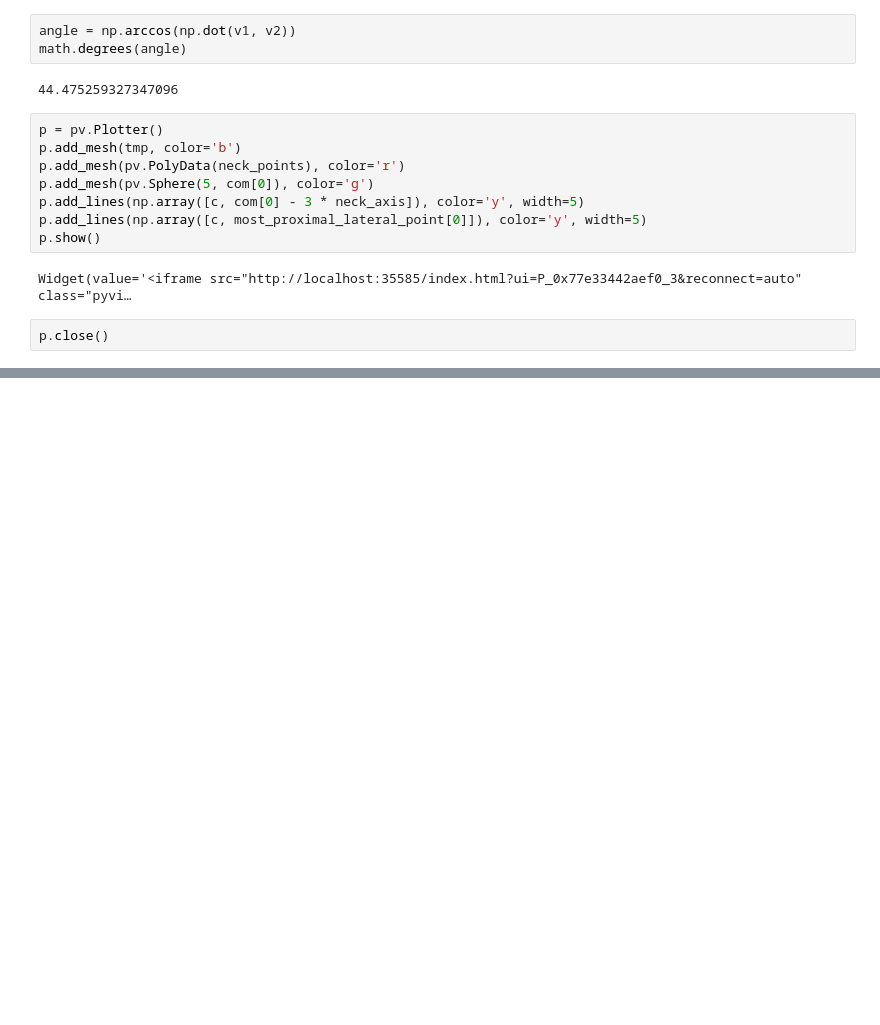
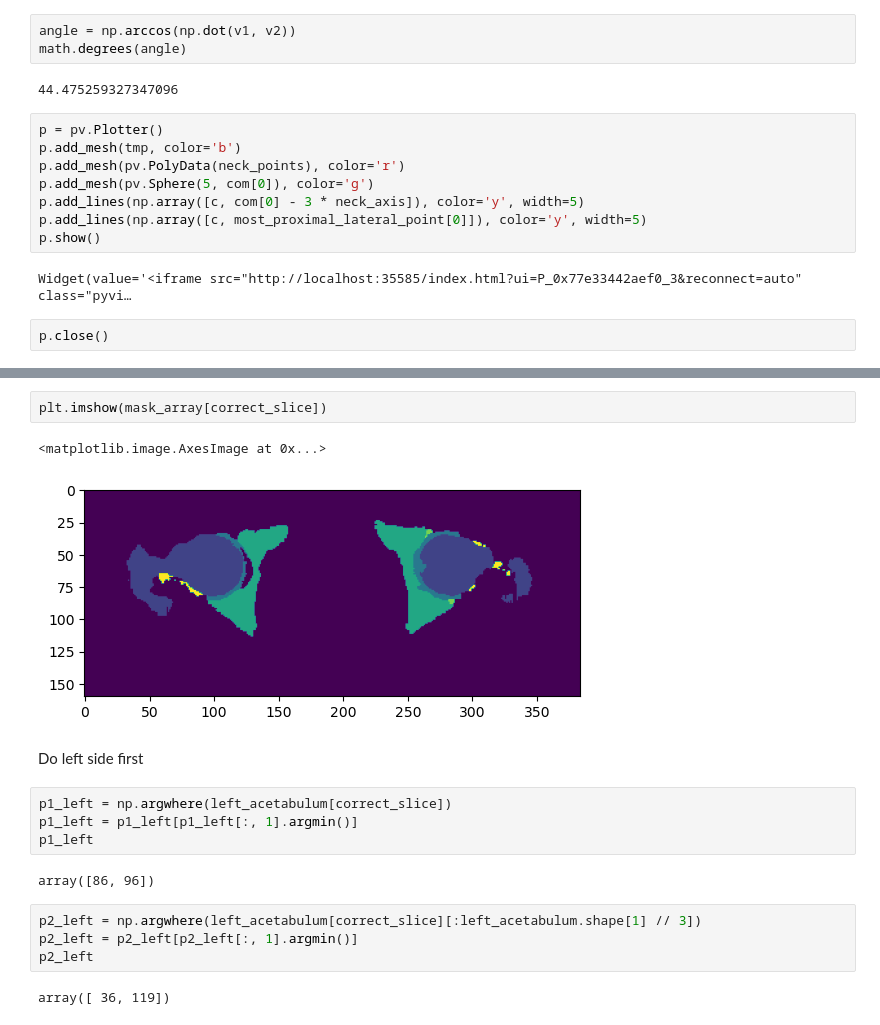
Before and after one commit to swestfechtel/morphometry, a Jupyter notebook: cookbook.ipynb, the cells around one changed output, grey strips where cells are left out. Drawn from its saved outputs; the diff is of its cells as text; blank space fills up the shorter version.

```diff
--- a/cookbook.ipynb
+++ b/cookbook.ipynb
@@ -255,0 +319,19 @@ p.close()
+# %%
+plt.imshow(mask_array[correct_slice])
+# %% [output]
+<matplotlib.image.AxesImage at 0x...>
+[figure, added]
+# %% [markdown]
+Do left side first
+# %%
+p1_left = np.argwhere(left_acetabulum[correct_slice])
+p1_left = p1_left[p1_left[:, 1].argmin()]
+p1_left
+# %% [output]
+array([86, 96])
+# %%
+p2_left = np.argwhere(left_acetabulum[correct_slice][:left_acetabulum.shape[1] // 3])
+p2_left = p2_left[p2_left[:, 1].argmin()]
+p2_left
+# %% [output]
+array([ 36, 119])
```
Also changed, not shown: parts of 29 cells of this notebook, 1 other file.
